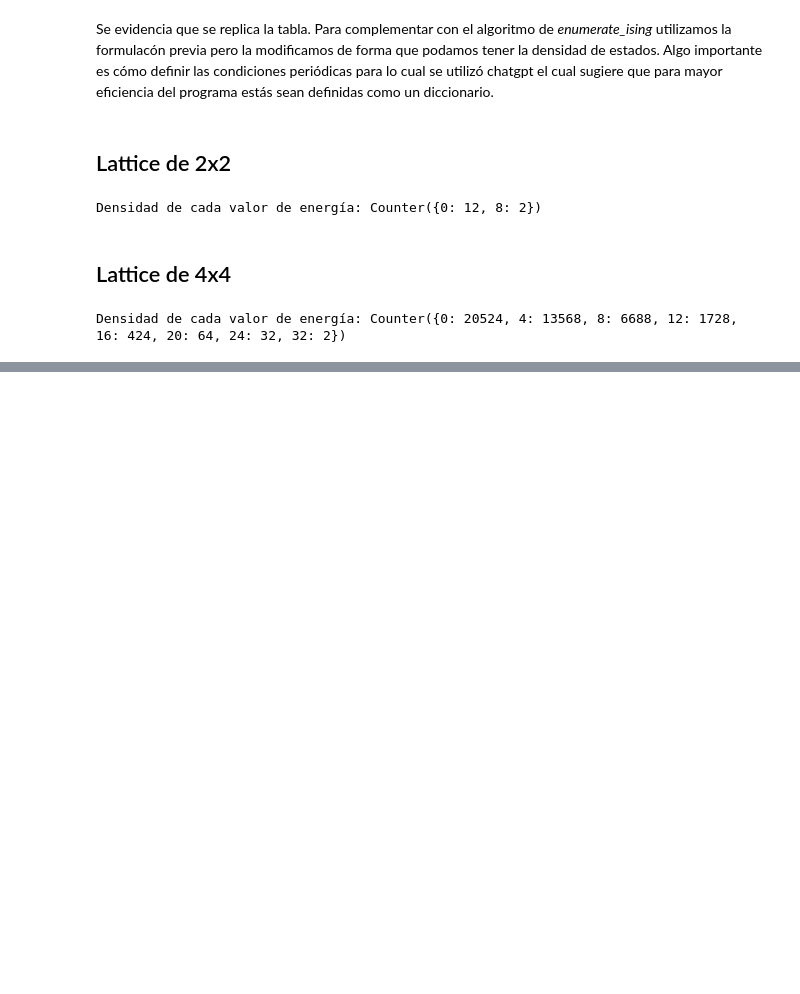
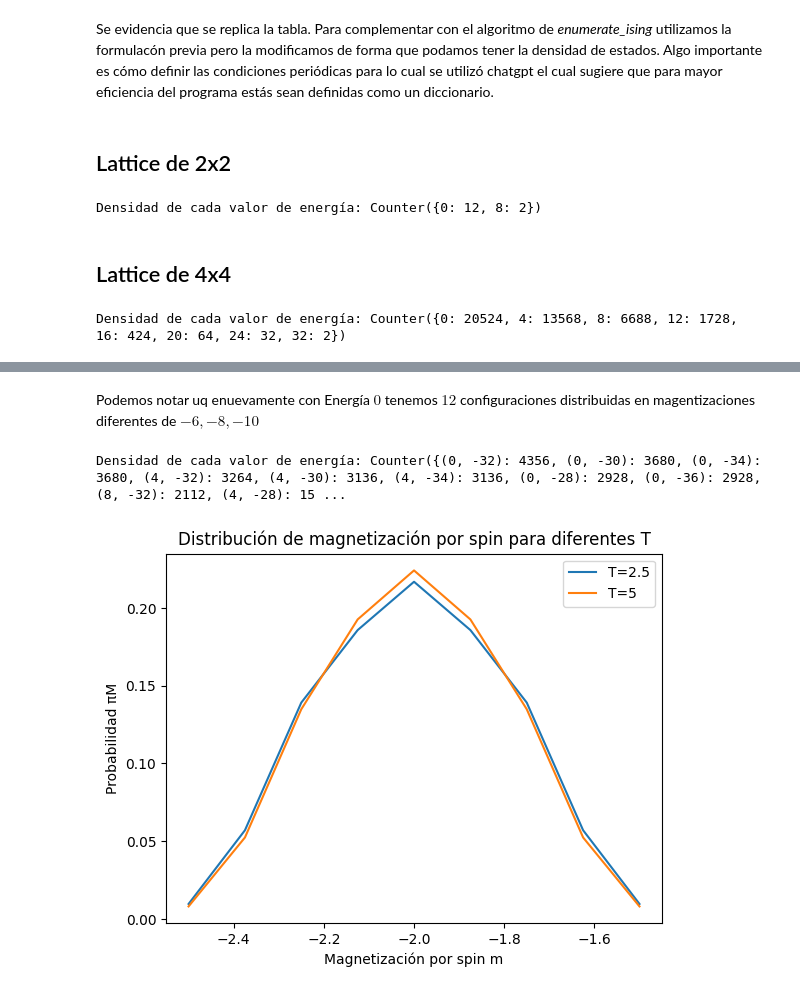
Before and after one commit to PabloAndagana/Tarea-2-Mec-nica-Estad-stica---PUC, a Jupyter notebook: Problema_2.ipynb, the cells around one changed output, grey strips where cells are left out. Cells and saved outputs as stored; diff of their text form; code cells hidden in the pictures; blank space fills up the shorter version.

```diff
--- a/Problema_2.ipynb
+++ b/Problema_2.ipynb
@@ -107,5 +107,5 @@ Densidad de cada valor de energía: Counter({0: 20524, 4: 13568, 8: 6688, 12: 17
 # %%
-L = 6
+L = 5
 N = L*L
 #Diccionario para condiciones de borde con red de LxL
 vecinos = {i : ((i // L) * L + (i + 1) % L, (i + L) % N,(i // L) * L + (i - 1) % L, (i - L) % N) for i in range(N)}
@@ -126,0 +158,58 @@ print(f'Densidad de cada valor de energía: {contador}')
+# %% [markdown]
+Podemos notar uq enuevamente con Energía $0$ tenemos $12$ configuraciones distribuidas en magentizaciones diferentes de $-6,-8,-10$
+# %%
+L = 4
+N = L*L
+#Diccionario para condiciones de borde con red de LxL
+vecinos = {i : ((i // L) * L + (i + 1) % L, (i + L) % N,(i // L) * L + (i - 1) % L, (i - L) % N) for i in range(N)}
+S = [-1] * N
+E = -2 * N
+M = np.sum(S) #magnetización inicial
+D_estados = []
+tau = np.arange(1, N + 2)
+for i in range(1, 2 ** N):
+    tau, k = gray_flip(tau, N)
+    h=0
+    for j in vecinos[k - 1]:
+      h += S[j]
+    E += 2 * h * S[k - 1]
+
+    M += 2 * S[k - 1]
+
+    if E >= 0:
+      D_estados.append((E,M))
+    contador = Counter(D_estados)
+    S[k - 1] *= -1
+
+print(f'Densidad de cada valor de energía: {contador}')
+# %% [output]
+Densidad de cada valor de energía: Counter({(0, -32): 4356, (0, -30): 3680, (0, -34): 3680, (4, -32): 3264, (4, -30): 3136, (4, -34): 3136, (0, -28): 2928, (0, -36): 2928, (8, -32): 2112, (4, -28): 15 ...
+# %%
+# Función de partición y probabilidad de magnetización por spin
+def calcular_probabilidad_M(contador, T):
+    beta = 1 / T
+    Z = sum(np.exp(-beta * E) * count for (E, M), count in contador.items())
+    pi_M = {}
+    for (E, M), count in contador.items():
+        m = M / N
+        if m not in pi_M:
+            pi_M[m] = 0
+        pi_M[m] += np.exp(-beta * E) * count / Z
+    return pi_M
+
+
+temperaturas = [2.5, 5]
+for T in temperaturas:
+    pi_M = calcular_probabilidad_M(contador, T)
+    m_vals = sorted(pi_M.keys())
+    pi_vals = [pi_M[m] for m in m_vals]
+
+    plt.plot(m_vals, pi_vals, label=f'T={T}')
+
+plt.xlabel('Magnetización por spin m')
+plt.ylabel('Probabilidad πM')
+plt.legend()
+plt.title('Distribución de magnetización por spin para diferentes T')
+plt.show()
+# %% [output]
+[figure, added]
```
Also changed, not shown: parts of 4 cells of this notebook.
